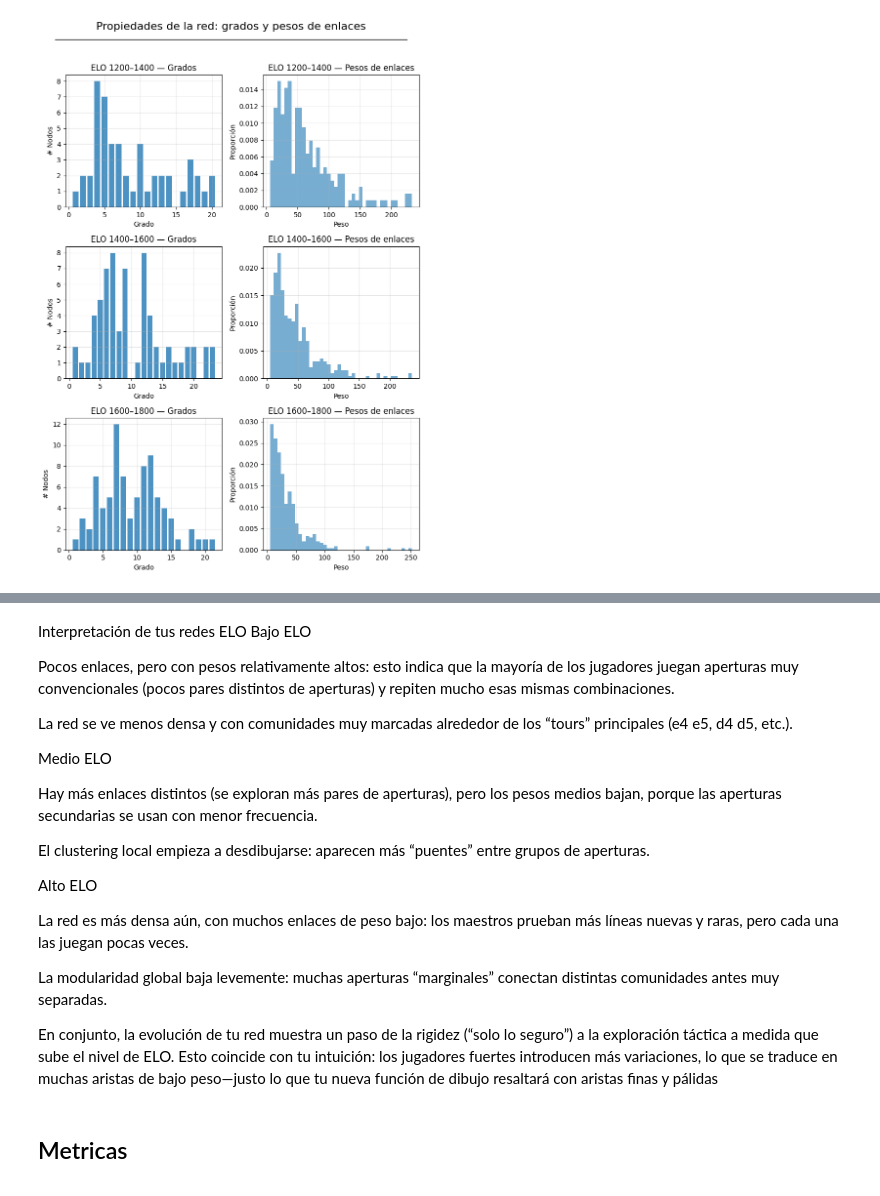
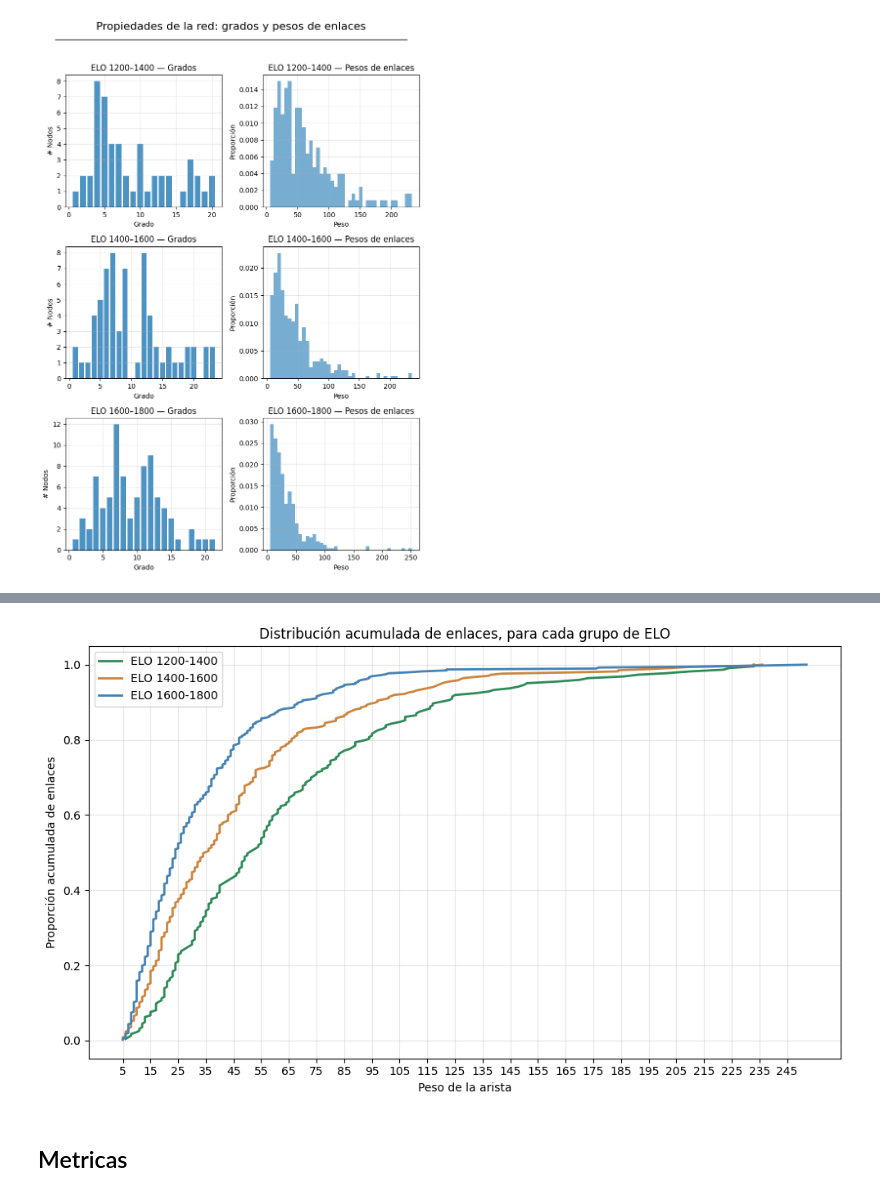
Before and after one commit to fedepicado/Chess-opening-graphs, a Jupyter notebook: notebooks/main.ipynb, the cells around one changed output, grey strips where cells are left out. Saved outputs shown, nothing was run; the diff lists cells and outputs as text; code cells hidden in the pictures.

Commit message:
Plot grafos

```diff
--- a/notebooks/main.ipynb
+++ b/notebooks/main.ipynb
@@ -1019,23 +821,58 @@ plot_distribucion_pesos(graphs_elo, labels_elo, 'ecdf')
-# %% [markdown]
-Interpretación de tus redes ELO
-Bajo ELO
-
-Pocos enlaces, pero con pesos relativamente altos: esto indica que la mayoría de los jugadores juegan aperturas muy convencionales (pocos pares distintos de aperturas) y repiten mucho esas mismas combinaciones.
-
-La red se ve menos densa y con comunidades muy marcadas alrededor de los “tours” principales (e4 e5, d4 d5, etc.).
-
-Medio ELO
-
-Hay más enlaces distintos (se exploran más pares de aperturas), pero los pesos medios bajan, porque las aperturas secundarias se usan con menor frecuencia.
-
-El clustering local empieza a desdibujarse: aparecen más “puentes” entre grupos de aperturas.
-
-Alto ELO
-
-La red es más densa aún, con muchos enlaces de peso bajo: los maestros prueban más líneas nuevas y raras, pero cada una las juegan pocas veces.
-
-La modularidad global baja levemente: muchas aperturas “marginales” conectan distintas comunidades antes muy separadas.
-
-En conjunto, la evolución de tu red muestra un paso de la rigidez (“solo lo seguro”) a la exploración táctica a medida que sube el nivel de ELO. Esto coincide con tu intuición: los jugadores fuertes introducen más variaciones, lo que se traduce en muchas aristas de bajo peso—justo lo que tu nueva función de dibujo resaltará con aristas finas y pálidas
+# %%
+def graficar_distribucion_acumulada_pesos(grafos, etiquetas=None):
+    if etiquetas is None:
+        etiquetas = [f"Grafo {i+1}" for i in range(len(grafos))]
+
+    lista_pesos = []
+    for G in grafos:
+        pesos = [data['weight'] for u, v, data in G.edges(data=True) if 'weight' in data]
+        lista_pesos.append(pesos)
+
+    plt.figure(figsize=(10, 6))
+    colores = ['#2E8B57', '#CD853F', '#4682B4', '#DC143C', '#9370DB', '#FF8C00']
+
+    minimo_x = None
+    maximo_x = None
+
+    for i, (pesos, etiqueta) in enumerate(zip(lista_pesos, etiquetas)):
+        if len(pesos) > 0:
+            pesos_ordenados = np.sort(pesos)
+            n = len(pesos_ordenados)
+            ecdf_y = np.arange(1, n+1) / n
+
+            if minimo_x is None or pesos_ordenados[0] < minimo_x:
+                minimo_x = pesos_ordenados[0]
+            if maximo_x is None or pesos_ordenados[-1] > maximo_x:
+                maximo_x = pesos_ordenados[-1]
+
+            plt.plot(pesos_ordenados, ecdf_y, label=etiqueta,
+                     color=colores[i % len(colores)], linewidth=2)
+
+    plt.xlabel('Peso de la arista')
+    plt.ylabel('Proporción acumulada de enlaces')
+    plt.title('Distribución acumulada de enlaces, para cada grupo de ELO')
+    plt.legend()
+    plt.grid(True, alpha=0.3)
+
+    if minimo_x is not None and maximo_x is not None:
+        try:
+            min_tick = int(np.floor(minimo_x))
+            max_tick = int(np.ceil(maximo_x))
+            if max_tick - min_tick > 10:
+                ticks = np.arange(min_tick, max_tick+1, 10)
+                plt.xticks(ticks)
+        except Exception:
+            pass
+
+    plt.tight_layout()
+    plt.show()
+
+
+grafos_elo = [G_mayor_1200_1400, G_mayor_1400_1600, G_mayor_1600_1800]
+etiquetas_elo = ["ELO 1200-1400", "ELO 1400-1600", "ELO 1600-1800"]
+
+graficar_distribucion_acumulada_pesos(grafos_elo, etiquetas_elo)
+# %% [output]
+[figure, added]
 # %% [markdown]
 ## Metricas
```
Also changed, not shown: parts of 13 cells of this notebook.
